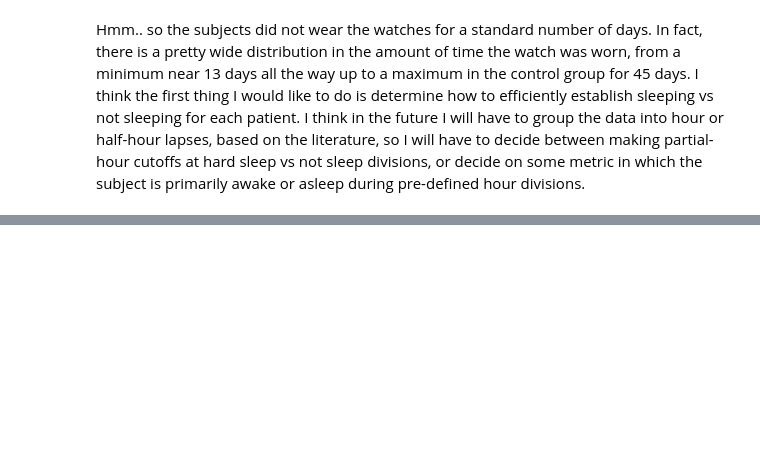
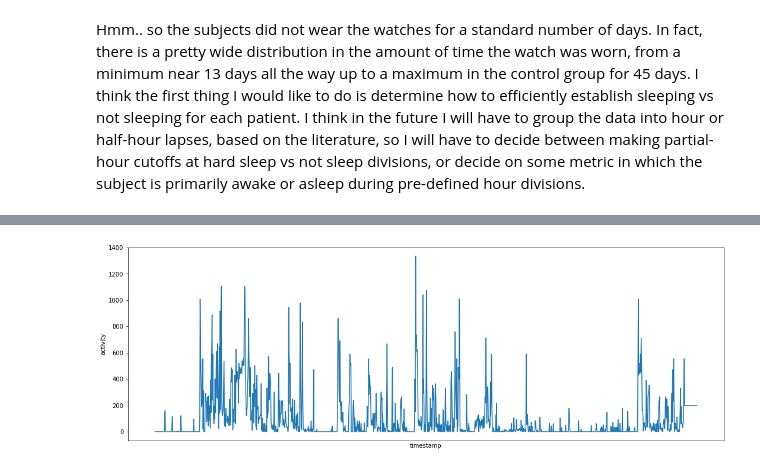
Before and after one commit to mattlegro/MDD-Classification-Project, a Jupyter notebook: preprocessing_and_features.ipynb, the cells around one changed output, grey strips where cells are left out. Cells and saved outputs as stored; diff of their text form; code cells hidden in the pictures; blank space fills up the shorter version.

```diff
--- a/preprocessing_and_features.ipynb
+++ b/preprocessing_and_features.ipynb
@@ -98,2 +129,8 @@ ax1.axes.xaxis.set_ticks([]);
+# %%
+fig3, ax3 = plt.subplots(figsize = (18,6));
+sns.lineplot(data = condition_dfs['condition_5'].iloc[:1500], x = 'timestamp', y = 'activity');
+ax3.axes.xaxis.set_ticks([]);
+# %% [output]
+[figure, added]
 # %%
 fig2, ax2 = plt.subplots(figsize = (18,6));
```
Also changed, not shown: parts of 18 cells of this notebook.
